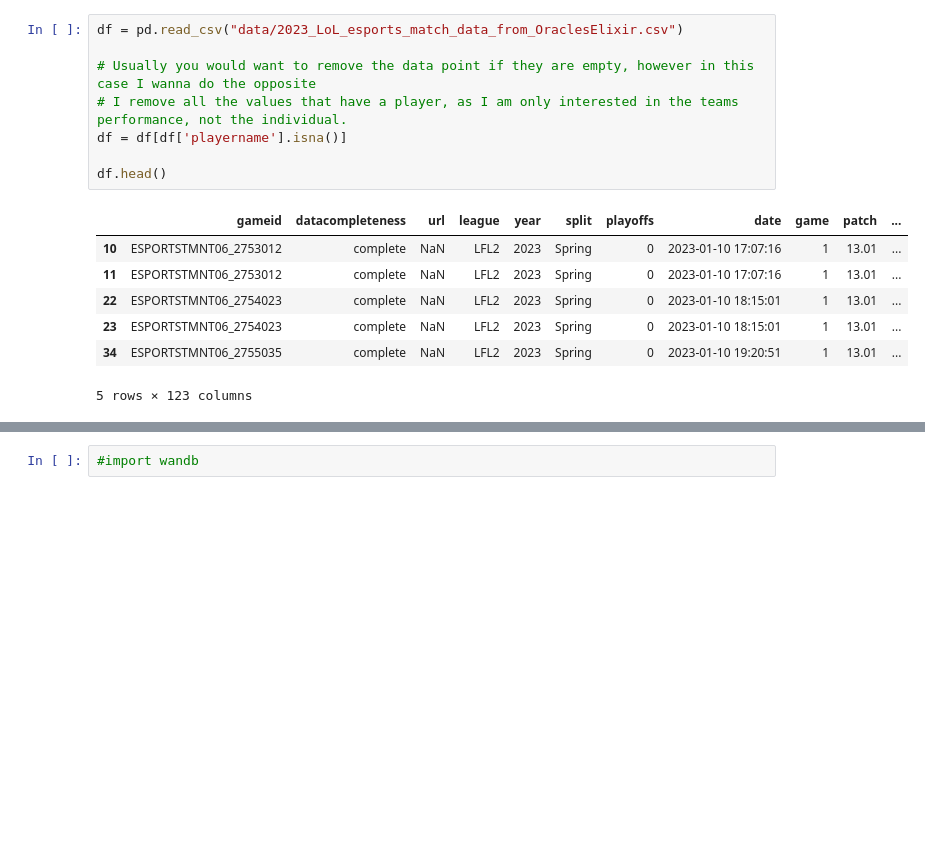
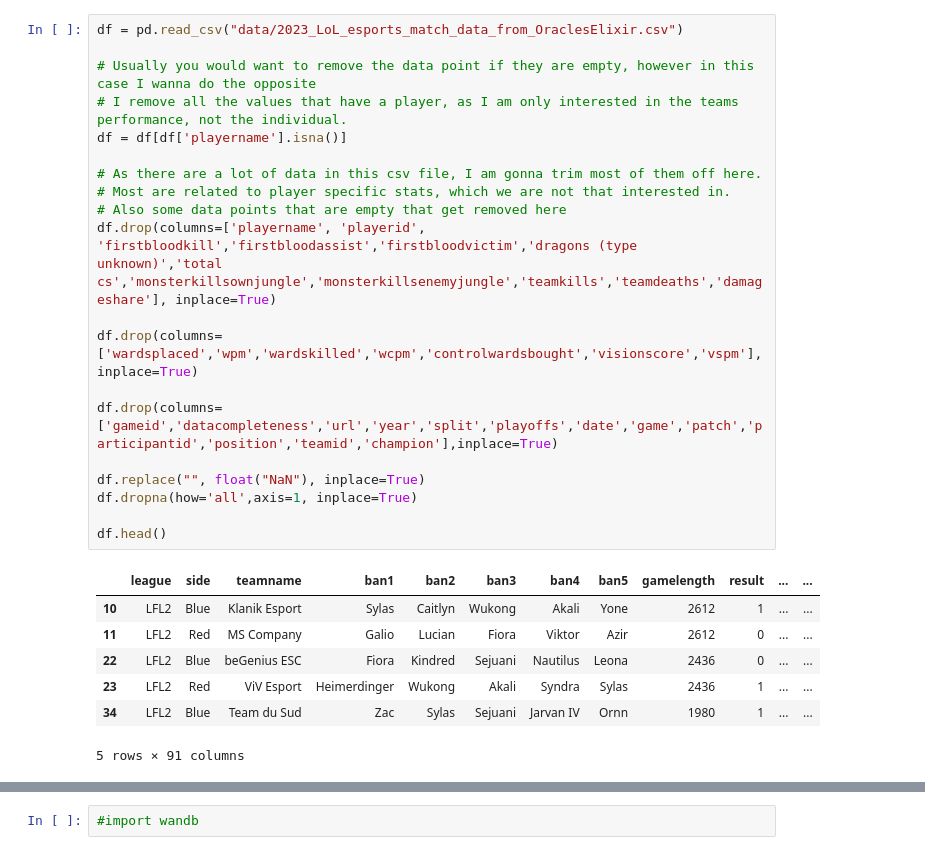
Before and after one commit to LukasGadeMEA20/ML-For-Beginners, a Jupyter notebook: MiniProject/MiniProject.ipynb, the cells around one changed output, grey strips where cells are left out. Saved outputs shown, nothing was run; the diff lists cells and outputs as text; blank space fills up the shorter version.

```diff
--- a/MiniProject/MiniProject.ipynb
+++ b/MiniProject/MiniProject.ipynb
@@ -18,16 +20,28 @@ from sklearn import datasets
 # %%
 df = pd.read_csv("data/2023_LoL_esports_match_data_from_OraclesElixir.csv")
 
 # Usually you would want to remove the data point if they are empty, however in this case I wanna do the opposite
 # I remove all the values that have a player, as I am only interested in the teams performance, not the individual.
 df = df[df['playername'].isna()]
 
+# As there are a lot of data in this csv file, I am gonna trim most of them off here.
+# Most are related to player specific stats, which we are not that interested in.
+# Also some data points that are empty that get removed here
+df.drop(columns=['playername', 'playerid', 'firstbloodkill','firstbloodassist','firstbloodvictim','dragons (type unknown)','total cs','monsterkillsownjungle','monsterkillsenemyjungle','teamkills','teamdeaths','damageshare'], inplace=True)
+
+df.drop(columns=['wardsplaced','wpm','wardskilled','wcpm','controlwardsbought','visionscore','vspm'], inplace=True)
+
+df.drop(columns=['gameid','datacompleteness','url','year','split','playoffs','date','game','patch','participantid','position','teamid','champion'],inplace=True)
+
+df.replace("", float("NaN"), inplace=True)
+df.dropna(how='all',axis=1, inplace=True)
+
 df.head()
 # %% [output]
-|  | gameid | datacompleteness | url | league | year | split | playoffs | date | game | patch | ... |
-| 10 | ESPORTSTMNT06_2753012 | complete | NaN | LFL2 | 2023 | Spring | 0 | 2023-01-10 17:07:16 | 1 | 13.01 | ... |
-| 11 | ESPORTSTMNT06_2753012 | complete | NaN | LFL2 | 2023 | Spring | 0 | 2023-01-10 17:07:16 | 1 | 13.01 | ... |
-| 22 | ESPORTSTMNT06_2754023 | complete | NaN | LFL2 | 2023 | Spring | 0 | 2023-01-10 18:15:01 | 1 | 13.01 | ... |
-| 23 | ESPORTSTMNT06_2754023 | complete | NaN | LFL2 | 2023 | Spring | 0 | 2023-01-10 18:15:01 | 1 | 13.01 | ... |
-| 34 | ESPORTSTMNT06_2755035 | complete | NaN | LFL2 | 2023 | Spring | 0 | 2023-01-10 19:20:51 | 1 | 13.01 | ... |
+|  | league | side | teamname | ban1 | ban2 | ban3 | ban4 | ban5 | gamelength | result | ... | ... |
+| 10 | LFL2 | Blue | Klanik Esport | Sylas | Caitlyn | Wukong | Akali | Yone | 2612 | 1 | ... | ... |
+| 11 | LFL2 | Red | MS Company | Galio | Lucian | Fiora | Viktor | Azir | 2612 | 0 | ... | ... |
+| 22 | LFL2 | Blue | beGenius ESC | Fiora | Kindred | Sejuani | Nautilus | Leona | 2436 | 0 | ... | ... |
+| 23 | LFL2 | Red | ViV Esport | Heimerdinger | Wukong | Akali | Syndra | Sylas | 2436 | 1 | ... | ... |
+| 34 | LFL2 | Blue | Team du Sud | Zac | Sylas | Sejuani | Jarvan IV | Ornn | 1980 | 1 | ... | ... |
-5 rows × 123 columns
+5 rows × 91 columns
```
Also changed, not shown: parts of 13 cells of this notebook.
